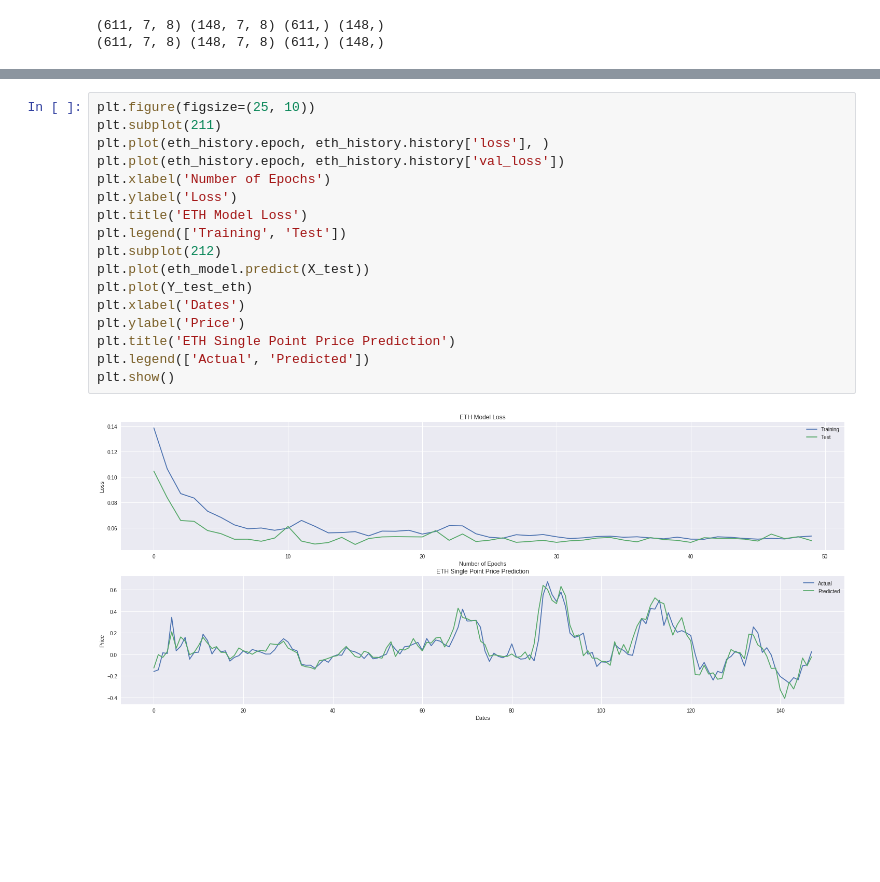
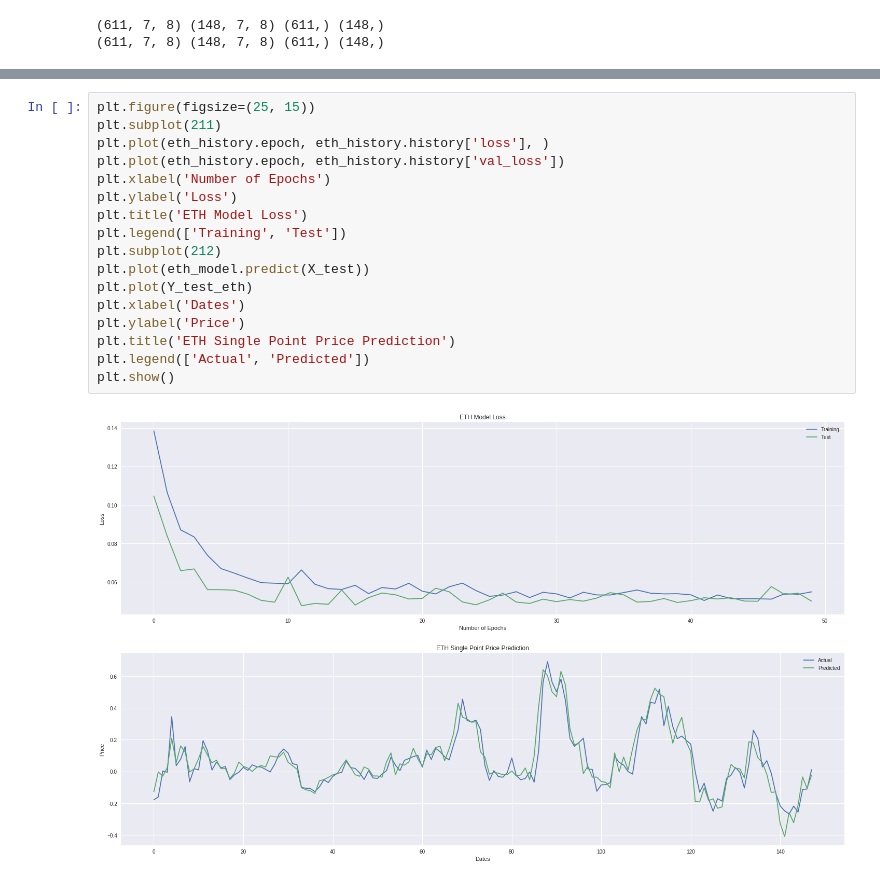
Before and after one commit to SiaFahim/lstm-crypto-predictor, a Jupyter notebook: lstm_crypto_price_prediction.ipynb, the cells around one changed output, grey strips where cells are left out. Drawn from its saved outputs; the diff is of its cells as text; blank space fills up the shorter version.

```diff
--- a/lstm_crypto_price_prediction.ipynb
+++ b/lstm_crypto_price_prediction.ipynb
@@ -309,19 +309,19 @@ plt.show()
 # %%
-plt.figure(figsize=(25, 10))
+plt.figure(figsize=(25, 15))
 plt.subplot(211)
 plt.plot(eth_history.epoch, eth_history.history['loss'], )
 plt.plot(eth_history.epoch, eth_history.history['val_loss'])
 plt.xlabel('Number of Epochs')
 plt.ylabel('Loss')
 plt.title('ETH Model Loss')
 plt.legend(['Training', 'Test'])
 plt.subplot(212)
 plt.plot(eth_model.predict(X_test))
 plt.plot(Y_test_eth)
 plt.xlabel('Dates')
 plt.ylabel('Price')
 plt.title('ETH Single Point Price Prediction')
 plt.legend(['Actual', 'Predicted'])
 plt.show()
 # %% [output]
-[figure, old version]
+[figure, new version]
```
Also changed, not shown: parts of 4 cells of this notebook.
